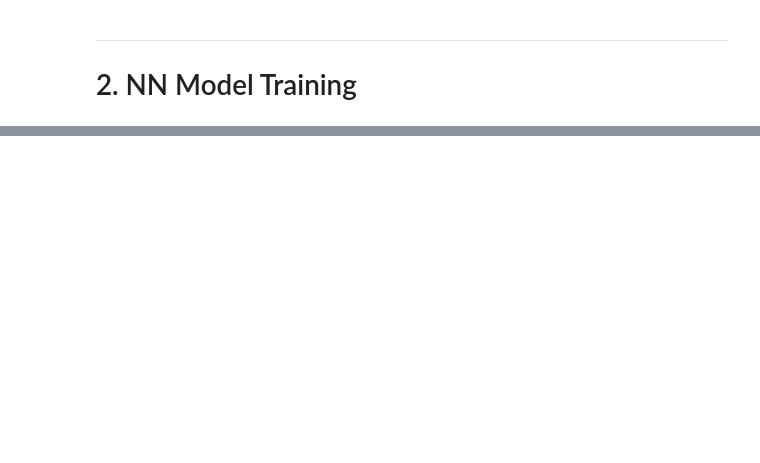
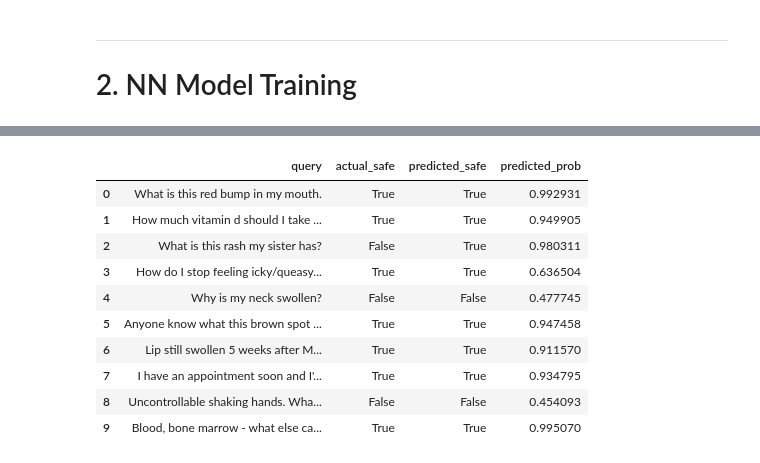
Before and after one commit to sgh4000/CDT-D2AIR-NLP, a Jupyter notebook: Notebooks/NLP_Training_Dataset.ipynb, the cells around one changed output, grey strips where cells are left out. Drawn from its saved outputs; the diff is of its cells as text; code cells hidden in the pictures; blank space fills up the shorter version.

```diff
--- a/Notebooks/NLP_Training_Dataset.ipynb
+++ b/Notebooks/NLP_Training_Dataset.ipynb
@@ -212,0 +203,14 @@ y_test = data['y_test']
+# %%
+# Define the NN model
+#
+
+def build_model(input_size):
+
+    initializer = tf.keras.initializers.GlorotUniform(seed=42)
+    model = tf.keras.Sequential([
+            tf.keras.layers.Input(shape=(input_size)),
+            tf.keras.layers.Dense(128, activation='relu', kernel_initializer=initializer),
+            tf.keras.layers.Dense(1, activation='sigmoid', kernel_initializer=initializer, name='output')
+        ], name='medical_safety_classifier')
+
+    return model
@@ -212,0 +330,10 @@ y_test = data['y_test']
+# %%
+# Model Train & Evaluate - Simple base model
+#
+
+embedding_dimensions = X_train.shape[1]
+base_model = build_model(input_size=embedding_dimensions)
+print(base_model.summary())
+simple_model = train_base_simple(base_model, train_dataset_tf, test_dataset_tf)
+
+evaluate_model(simple_model, X_test, y_test)
@@ -212,0 +374,21 @@ y_test = data['y_test']
+# %%
+# Inspect queries and predictions - on the test data split
+#
+
+# Retrieve the original text query, using the same test split as before
+_, X_text_test, _, _ = train_test_split(query_dataset_df['query'].to_numpy(),
+                                        query_dataset_df['safe'].to_numpy(),
+                                        test_size=0.2, random_state=42,
+                                        stratify=query_dataset_df['safe'].to_numpy())
+# Predict probabilities for safe query
+y_pred_probs = simple_model.predict(X_test)
+
+# Create a df for query and predictions
+categorised_results_df = pd.DataFrame({'query': X_text_test,
+                                       'actual_safe': y_test,
+                                       'predicted_safe': (y_pred_probs > 0.5).flatten(),
+                                       'predicted_prob': y_pred_probs.flatten()
+                                       })
+
+display(categorised_results_df.head(10))
+# %% [output]
@@ -212,0 +396,11 @@ y_test = data['y_test']
+|  | query | actual_safe | predicted_safe | predicted_prob |
+| 0 | What is this red bump in my mouth. | True | True | 0.992931 |
+| 1 | How much vitamin d should I take ... | True | True | 0.949905 |
+| 2 | What is this rash my sister has? | False | True | 0.980311 |
+| 3 | How do I stop feeling icky/queasy... | True | True | 0.636504 |
+| 4 | Why is my neck swollen? | False | False | 0.477745 |
+| 5 | Anyone know what this brown spot ... | True | True | 0.947458 |
+| 6 | Lip still swollen 5 weeks after M... | True | True | 0.911570 |
+| 7 | I have an appointment soon and I'... | True | True | 0.934795 |
+| 8 | Uncontrollable shaking hands. Wha... | False | False | 0.454093 |
+| 9 | Blood, bone marrow - what else ca... | True | True | 0.995070 |
```
Also changed, not shown: parts of 16 cells of this notebook, 6 other files.
